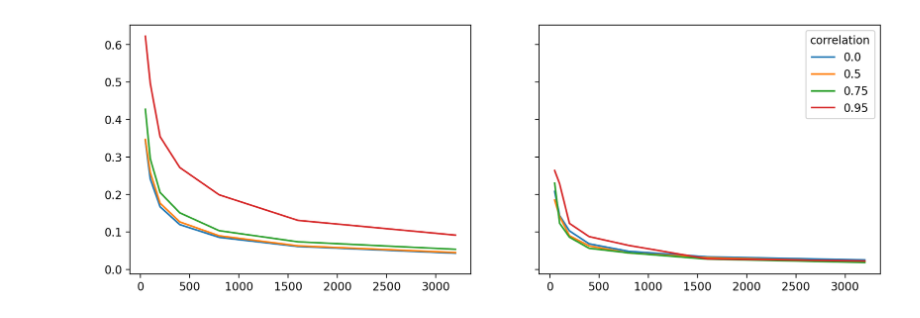
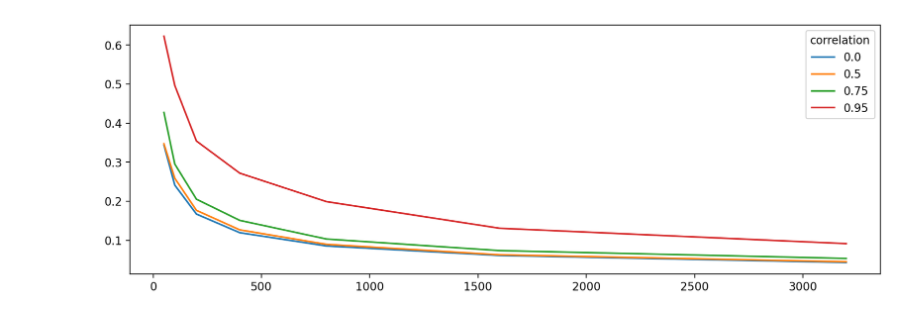
Before and after one commit to dimarkov/bmr4pml, a Jupyter notebook: notebooks/testing/linear_regression_correlated_x.ipynb, the cells around one changed output. Cells and saved outputs as stored; diff of their text form; code cells hidden in the pictures.

```diff
--- a/notebooks/testing/linear_regression_correlated_x.ipynb
+++ b/notebooks/testing/linear_regression_correlated_x.ipynb
@@ -99,25 +80,20 @@ Ls = [L1, L2, L3, L4]
 # %%
 seed = 2982666625879488464
 key = jr.PRNGKey(seed)
 
 res = {}
 for N in [50, 100, 200, 400, 800, 1600, 3200]:
-    corrs1 = []
-    corrs2 = []
+    corrs = []
     for L in Ls:
         key, _key = jr.split(key)
         keys = jr.split(_key, 100)
         posterior = vfunc(keys, L, N, D)
-        pruned_posterior, g_sqr, p = prune_params(*posterior)
-        corrs1.append( rmse(posterior, D) )
-        corrs2.append( rmse(pruned_posterior, D) )
-    res[N] = (corrs1, corrs2)
+        corrs.append( rmse(posterior, D) )
+    res[N] = corrs
 
-fig, axes = plt.subplots(1, 2, figsize=(12, 4), sharex=True, sharey=True)
+plt.figure(figsize=(12, 4))
 for i in range(4):
-    for j in range(2):
-        axes[j].plot([50, 100, 200, 400, 800, 1600, 3200], [res[key][j][i].mean() for key in res])
-
+    plt.plot([50, 100, 200, 400, 800, 1600, 3200], [res[key][i].mean() for key in res])
 plt.legend([0., 0.5, 0.75, 0.95], title='correlation');
 # %% [output]
-[figure, old version]
+[figure, new version]
```
Also changed, not shown: parts of 3 cells of this notebook.
